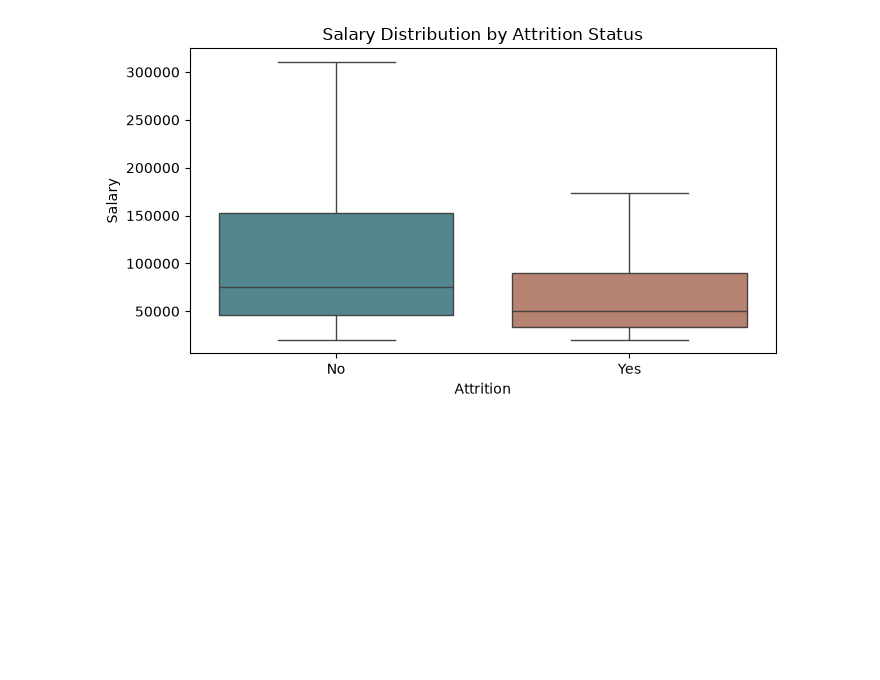
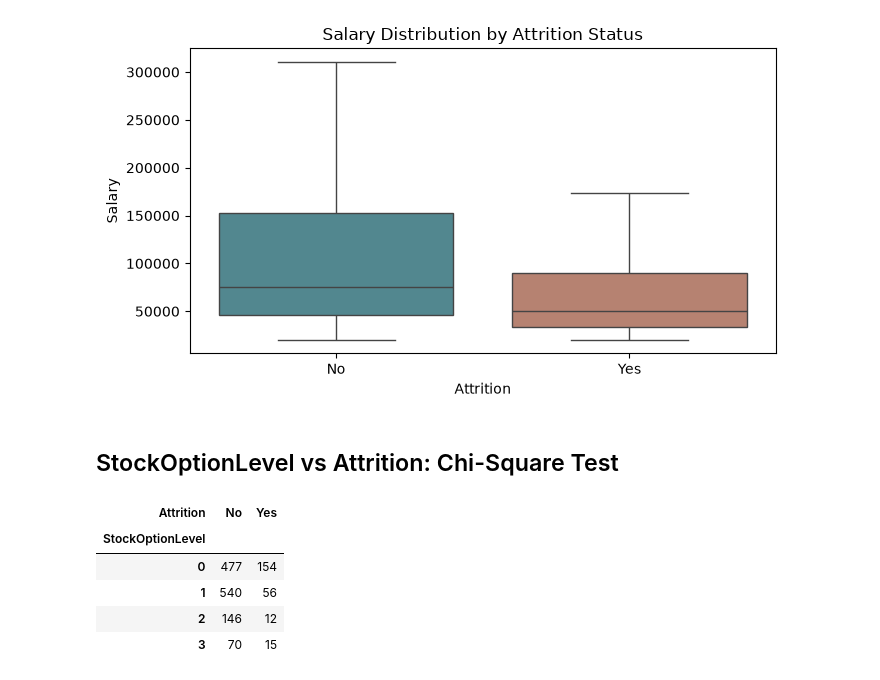
Before and after one commit to romarta/employee-attrition-analytics, a Jupyter notebook: notebooks/attrition_statistical_analysis.ipynb, the cells around one changed output. Cells and saved outputs as stored; diff of their text form; code cells hidden in the pictures; blank space fills up the shorter version.

```diff
--- a/notebooks/attrition_statistical_analysis.ipynb
+++ b/notebooks/attrition_statistical_analysis.ipynb
@@ -493,3 +489,17 @@ plt.tight_layout()
 plt.show()
 # %% [output]
 [figure]
+# %% [markdown]
+## StockOptionLevel vs Attrition: Chi-Square Test
+# %%
+#contingency table
+table_stock = pd.crosstab(df_workforce["StockOptionLevel"], df_workforce["Attrition"])
+
+table_stock
+# %% [output]
+| Attrition | No | Yes |
+| StockOptionLevel |  |  |
+| 0 | 477 | 154 |
+| 1 | 540 | 56 |
+| 2 | 146 | 12 |
+| 3 | 70 | 15 |
```
Also changed, not shown: parts of 13 cells of this notebook, 2 other files.
